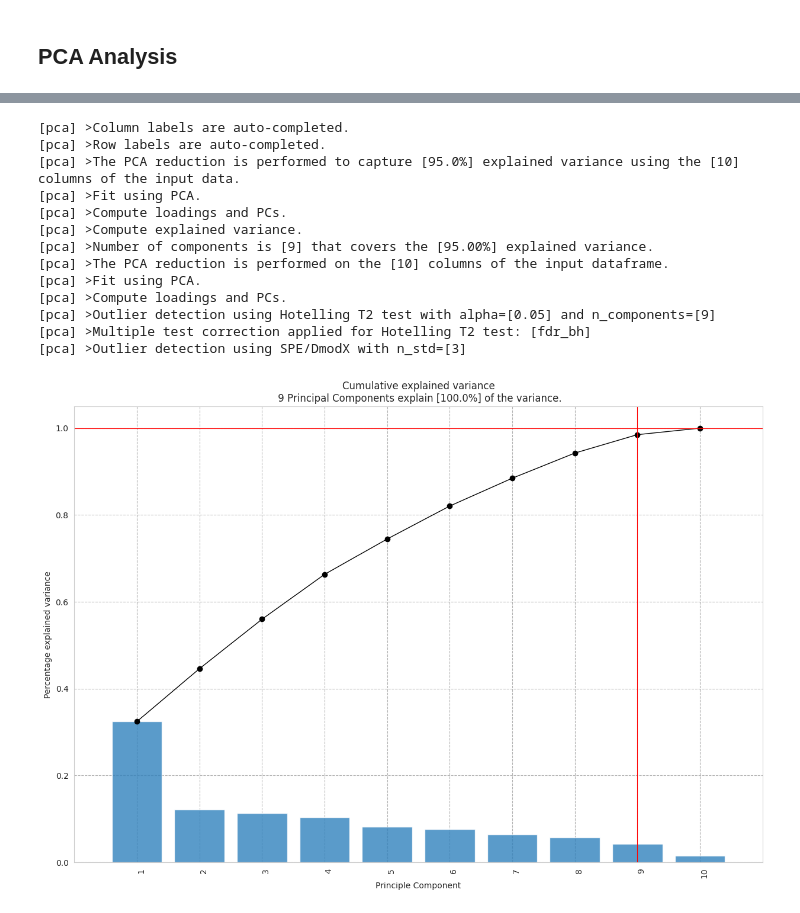
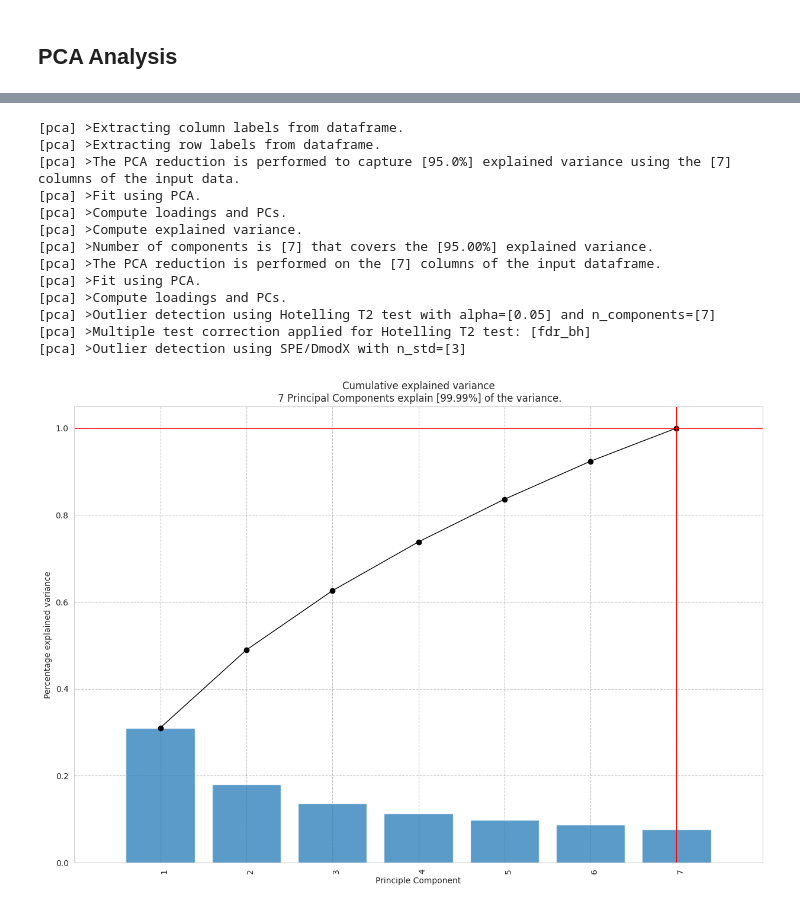
Before and after one commit to Mirtia/02450-Introduction-To-ML-DM, a Jupyter notebook: pca.ipynb, the cells around one changed output, grey strips where cells are left out. Cells and saved outputs as stored; diff of their text form; code cells hidden in the pictures.

```diff
--- a/pca.ipynb
+++ b/pca.ipynb
@@ -88,10 +266,15 @@ import pca
 # %%
 # == Remove outliers before PCA Analysis ==
 # It may not be necessary
-for column_name in data_numeric.columns:
-    z_scores = (data_numeric[column_name] - data_numeric[column_name].mean()) / data_numeric[column_name].std()
-    data_numeric = data_numeric[abs(z_scores) < 3]
-# Remove data points with |Z-score| > 3
+# z_scores = (data_numeric - data_numeric.mean()) / data_numeric.std()
+
+# filtered_records = (z_scores.abs() < 3).all(axis=1)
+
+# # Filter the DataFrame to keep only those rows
+# data_numeric = data_numeric[filtered_records]
+# # Remove data points with |Z-score| > 3
+# # 406 of 460 records
+# data_numeric.shape[0]
 # %%
 data_numeric.head()
 # %% [output]
@@ -110,0 +287,18 @@ data_normalized = scaler.fit_transform(data_numeric)
+# %%
+# == Normalize before PCA ==
+
+scaler = StandardScaler()
+# Trying out a different scaler
+# scaler = MinMaxScaler()
+
+
+data_normalized = scaler.fit_transform(data_numeric)
+data_numeric = pd.DataFrame(data_normalized, columns=data_numeric.columns)
+
+# apply skewing after scaling, or before?
+# it doesn't make any difference
+# apply the skewness
+data_numeric["tobacco"] = np.where(data_numeric["tobacco"] > 0, np.log(data_numeric["tobacco"]), data_numeric["tobacco"])
+data_numeric["alcohol"] = np.where(data_numeric["alcohol"] > 0, np.log(data_numeric["alcohol"]), data_numeric["alcohol"])
+
+data_numeric.head()
@@ -112,12 +313,12 @@ data_normalized = scaler.fit_transform(data_numeric)
 # == Number of PCA's and variance captured ==
 # The number of components is experimental at this stage
 # Choosing the correct number of principal components is crucial
-numbers = [1, 2, 3, 4, 5, 6, 7, 8, 9]
+numbers = [1, 2, 3, 4, 5, 6, 7]
 variance_ratios = []
 # Trying out the different numbers
 for number in numbers:
   pca_ = PCA(n_components=number)
-  pca_.fit_transform(data_normalized)
+  pca_.fit_transform(data_numeric)
   variance_ratios.append(np.sum(pca_.explained_variance_ratio_))
   print(f"Number of components\t{number}\tTotal variance\t{sum(pca_.explained_variance_ratio_)}")
 
@@ -138,27 +337,27 @@ Number of components    9       Total variance  0.9850691943486933
 # %%
 # == PCA variance captured ==
 model = pca.pca()
-out = model.fit_transform(data_normalized)
+out = model.fit_transform(data_numeric)
 model.plot()
 
 
-plt.grid(linestyle="--", alpha=0.6, color="gray")
+plt.grid(linestyle="--", alpha=0.5, color="gray")
 plt.ylim(ymin=0)
 plt.show()
 # %% [output]
-[pca] >Column labels are auto-completed.
-[pca] >Row labels are auto-completed.
-[pca] >The PCA reduction is performed to capture [95.0%] explained variance using the [10] columns of the input data.
+[pca] >Extracting column labels from dataframe.
+[pca] >Extracting row labels from dataframe.
+[pca] >The PCA reduction is performed to capture [95.0%] explained variance using the [7] columns of the input data.
 [pca] >Fit using PCA.
 [pca] >Compute loadings and PCs.
 [pca] >Compute explained variance.
-[pca] >Number of components is [9] that covers the [95.00%] explained variance.
-[pca] >The PCA reduction is performed on the [10] columns of the input dataframe.
+[pca] >Number of components is [7] that covers the [95.00%] explained variance.
+[pca] >The PCA reduction is performed on the [7] columns of the input dataframe.
 [pca] >Fit using PCA.
 [pca] >Compute loadings and PCs.
-[pca] >Outlier detection using Hotelling T2 test with alpha=[0.05] and n_components=[9]
+[pca] >Outlier detection using Hotelling T2 test with alpha=[0.05] and n_components=[7]
 [pca] >Multiple test correction applied for Hotelling T2 test: [fdr_bh]
 [pca] >Outlier detection using SPE/DmodX with n_std=[3]
-[figure, old version]
+[figure, new version]
 # %%
 # == PCA directions ==
```
Also changed, not shown: parts of 22 cells of this notebook, 15 other files.
